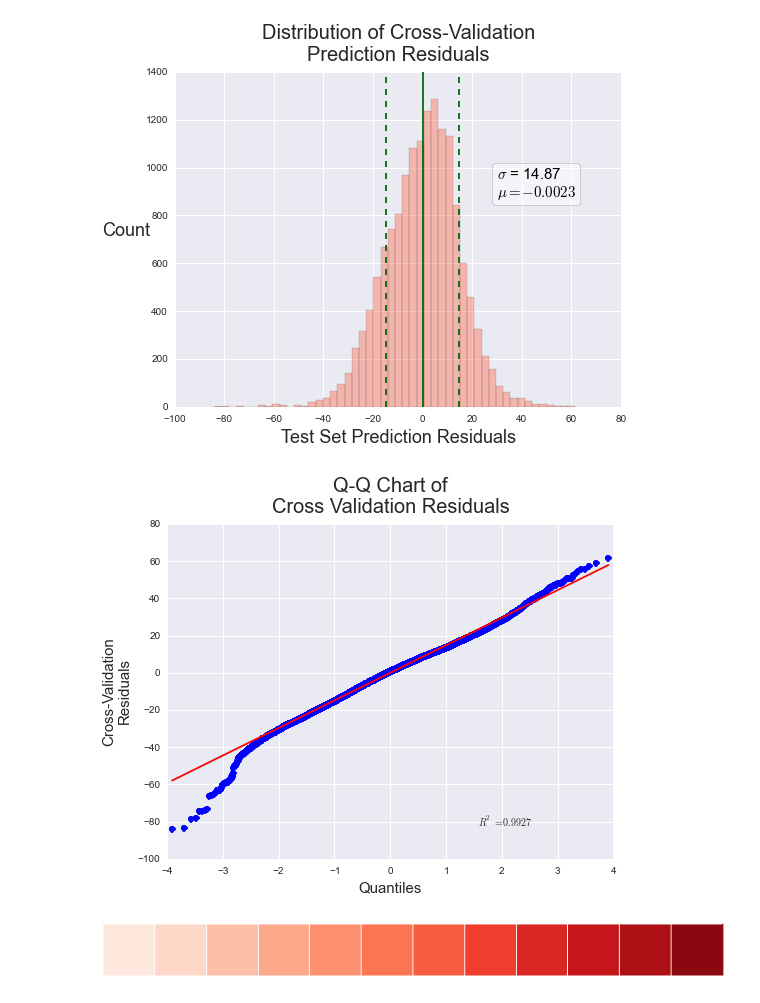
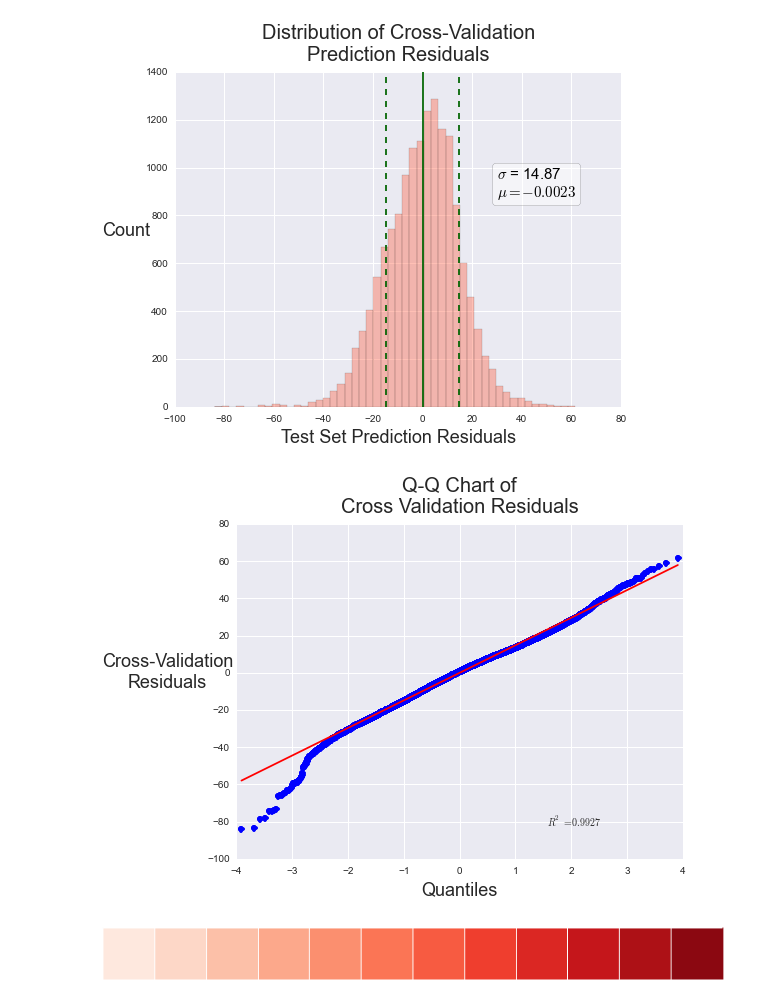
Before and after one commit to yongcho822/Predictive-RottenTomatoes, a Jupyter notebook: PandasCity.ipynb, the cells around one changed output. Drawn from its saved outputs; the diff is of its cells as text; code cells hidden in the pictures.

```diff
--- a/PandasCity.ipynb
+++ b/PandasCity.ipynb
@@ -1282,13 +1282,13 @@ plt.savefig("CV_Predict_Residuals.png")
 # %%
 fig = plt.figure(figsize=(8,6))
 ax = plt.subplot(111)
 stats.probplot(residuals, dist="norm", plot=plt)
 ax.set_title("Q-Q Chart of\nCross Validation Residuals", fontsize = 20, y= 1.02)
-ax.set_xlabel('Quantiles', fontsize = 15)
-ax.set_ylabel('Cross-Validation\nResiduals', fontsize = 15)
+ax.set_xlabel('Quantiles', fontsize = 18)
+ax.set_ylabel('Cross-Validation\nResiduals', fontsize = 18, labelpad = 40).set_rotation(0)
 plt.show()
 # %% [output]
-[figure, old version]
+[figure, new version]
 # %%
 reds = sns.choose_colorbrewer_palette('sequential')
 # %% [output]
```
Also changed, not shown: parts of 1 cell of this notebook.
